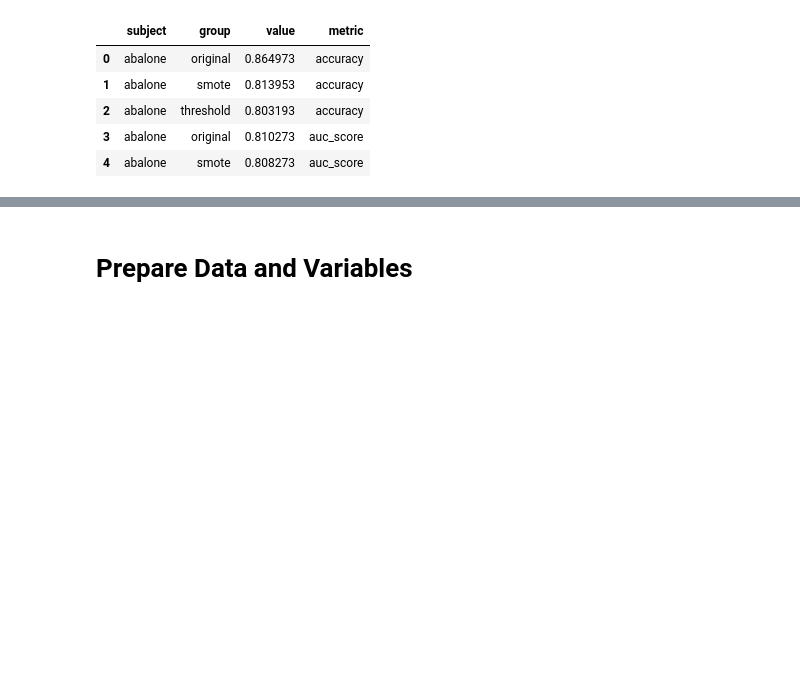
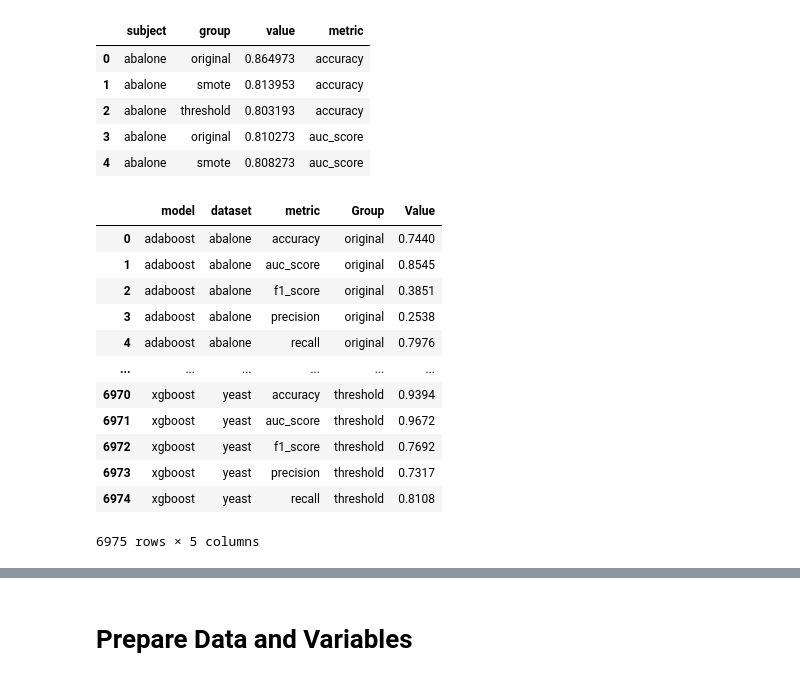
Before and after one commit to readytensor/rt-binary-class-imbalance-results, a Jupyter notebook: src/smote-analysis-main.ipynb, the cells around one changed output, grey strips where cells are left out. Saved outputs shown, nothing was run; the diff lists cells and outputs as text; code cells hidden in the pictures; blank space fills up the shorter version.

```diff
--- a/src/smote-analysis-main.ipynb
+++ b/src/smote-analysis-main.ipynb
@@ -40,3 +40,19 @@ anova_df.head()
 | 4 | abalone | smote | 0.808273 | auc_score |
 # %%
 unique_metrics = anova_df['metric'].unique()
+# %%
+df_long
+# %% [output]
+|  | model | dataset | metric | Group | Value |
+| 0 | adaboost | abalone | accuracy | original | 0.7440 |
+| 1 | adaboost | abalone | auc_score | original | 0.8545 |
+| 2 | adaboost | abalone | f1_score | original | 0.3851 |
+| 3 | adaboost | abalone | precision | original | 0.2538 |
+| 4 | adaboost | abalone | recall | original | 0.7976 |
+| ... | ... | ... | ... | ... | ... |
+| 6970 | xgboost | yeast | accuracy | threshold | 0.9394 |
+| 6971 | xgboost | yeast | auc_score | threshold | 0.9672 |
+| 6972 | xgboost | yeast | f1_score | threshold | 0.7692 |
+| 6973 | xgboost | yeast | precision | threshold | 0.7317 |
+| 6974 | xgboost | yeast | recall | threshold | 0.8108 |
+6975 rows × 5 columns
```
Also changed, not shown: parts of 2 cells of this notebook, 17 other files.
